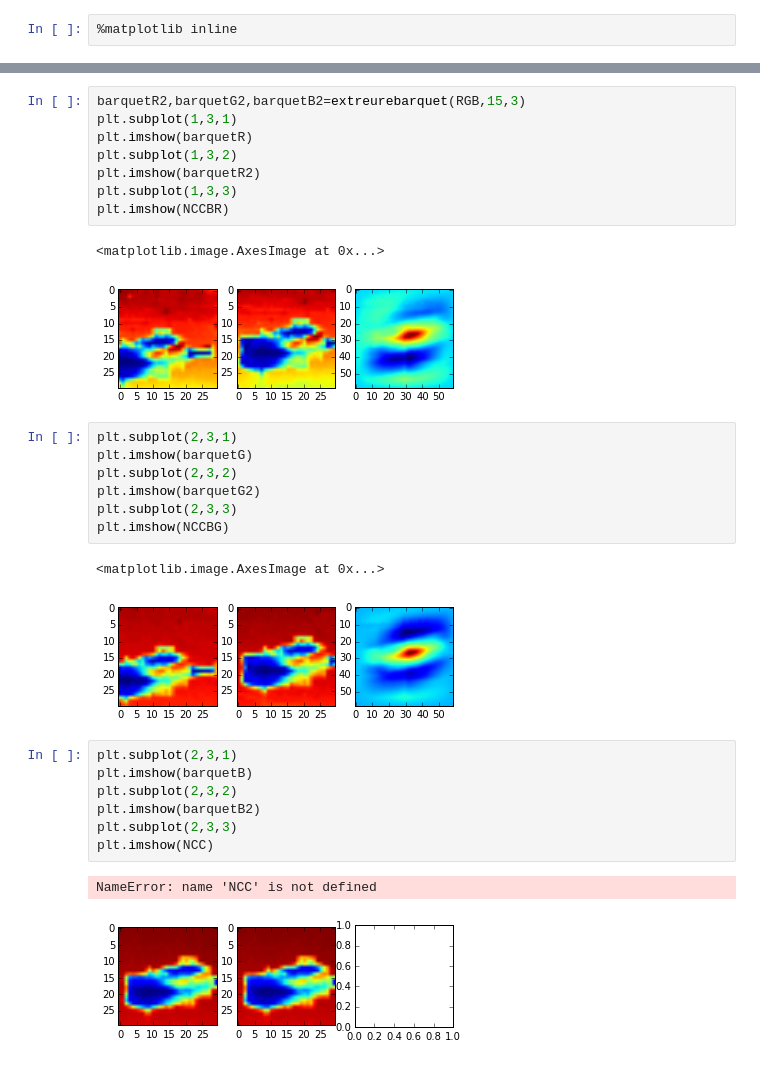
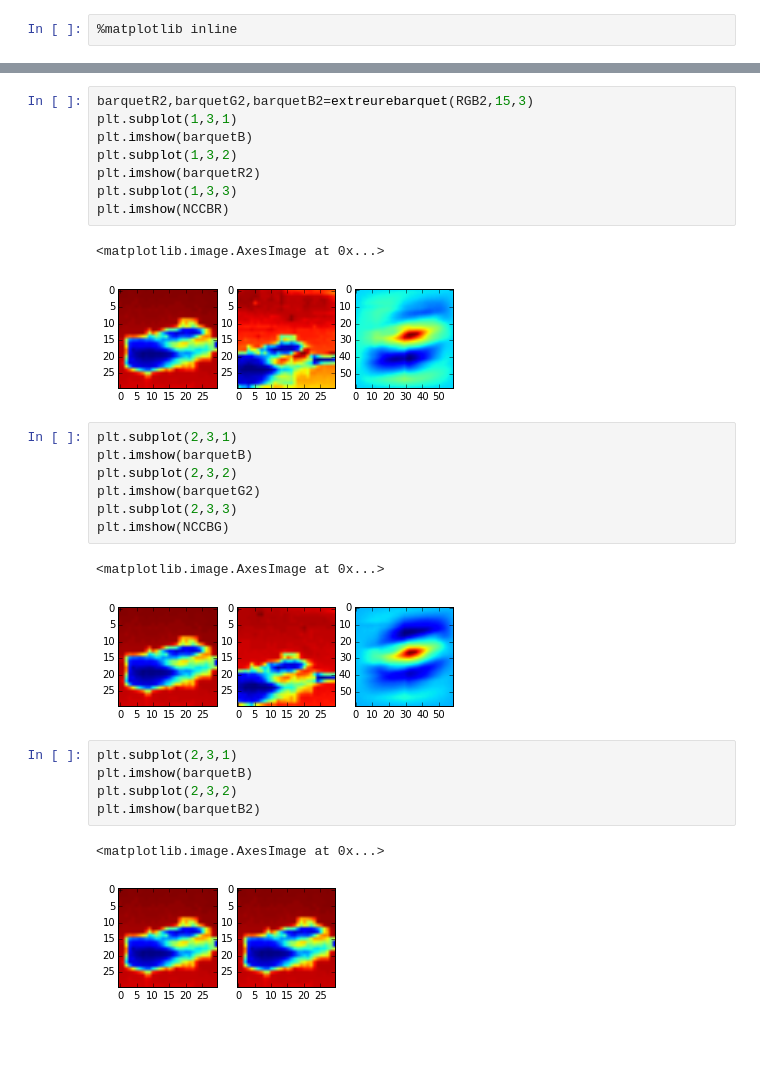
Before and after one commit to cnavas88/Image-Processing, a Jupyter notebook: practica2/Practica2.ipynb, the cells around one changed output, grey strips where cells are left out. Drawn from its saved outputs; the diff is of its cells as text; blank space fills up the shorter version.

```diff
--- a/practica2/Practica2.ipynb
+++ b/practica2/Practica2.ipynb
@@ -158,31 +138,29 @@ plt.imshow(RGB)
 # %%
-barquetR2,barquetG2,barquetB2=extreurebarquet(RGB,15,3)
+barquetR2,barquetG2,barquetB2=extreurebarquet(RGB2,15,3)
 plt.subplot(1,3,1)
-plt.imshow(barquetR)
+plt.imshow(barquetB)
 plt.subplot(1,3,2)
 plt.imshow(barquetR2)
 plt.subplot(1,3,3)
 plt.imshow(NCCBR)
 # %% [output]
 <matplotlib.image.AxesImage at 0x...>
-[figure, old version]
+[figure, new version]
 # %%
 plt.subplot(2,3,1)
-plt.imshow(barquetG)
+plt.imshow(barquetB)
 plt.subplot(2,3,2)
 plt.imshow(barquetG2)
 plt.subplot(2,3,3)
 plt.imshow(NCCBG)
 # %% [output]
 <matplotlib.image.AxesImage at 0x...>
-[figure, old version]
+[figure, new version]
 # %%
 plt.subplot(2,3,1)
 plt.imshow(barquetB)
 plt.subplot(2,3,2)
 plt.imshow(barquetB2)
-plt.subplot(2,3,3)
-plt.imshow(NCC)
 # %% [output]
-NameError: name 'NCC' is not defined
+<matplotlib.image.AxesImage at 0x...>
-[figure, old version]
+[figure, new version]
```
Also changed, not shown: parts of 16 cells of this notebook.
